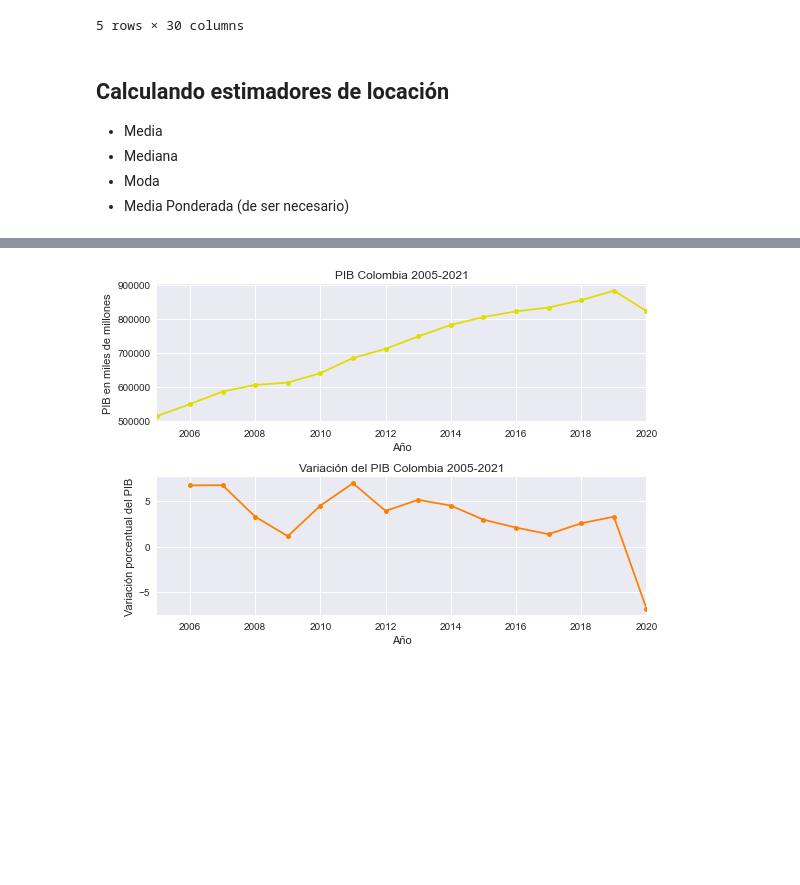
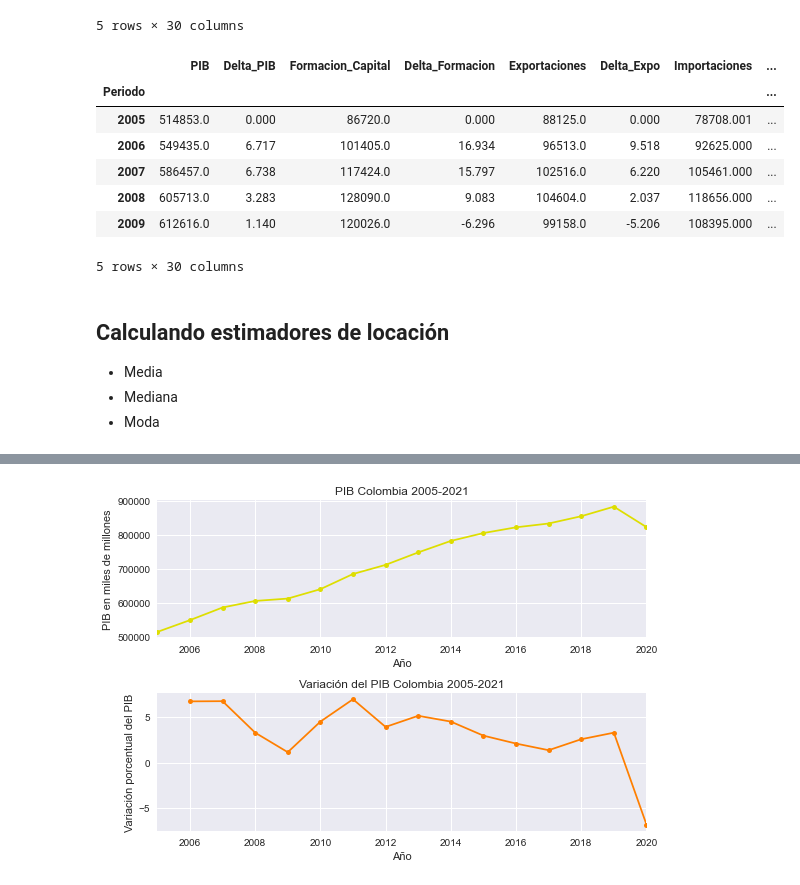
Before and after one commit to jmoralesn2/Tasas_interes_Colombia_Argentina, a Jupyter notebook: Project1.ipynb, the cells around one changed output, grey strips where cells are left out. Cells and saved outputs as stored; diff of their text form; code cells hidden in the pictures; blank space fills up the shorter version.

```diff
--- a/Project1.ipynb
+++ b/Project1.ipynb
@@ -84,10 +84,22 @@ datos_colombia.head()
 | 2008 | 605713.000000 | 3.283446 | 128090.000000 | 9.083322 | 104604.000000 | 2.036755 | 118656.000000 | ... |
 | 2009 | 612616.000000 | 1.139649 | 120026.000000 | -6.295573 | 99158.000000 | -5.206302 | 108395.000000 | ... |
 5 rows × 30 columns
+# %%
+datos_colombia = datos_colombia.fillna(value = 0)
+datos_colombia = datos_colombia.round(3)
+datos_colombia.head()
+# %% [output]
+|  | PIB | Delta_PIB | Formacion_Capital | Delta_Formacion | Exportaciones | Delta_Expo | Importaciones | ... |
+| Periodo |  |  |  |  |  |  |  | ... |
+| 2005 | 514853.0 | 0.000 | 86720.0 | 0.000 | 88125.0 | 0.000 | 78708.001 | ... |
+| 2006 | 549435.0 | 6.717 | 101405.0 | 16.934 | 96513.0 | 9.518 | 92625.000 | ... |
+| 2007 | 586457.0 | 6.738 | 117424.0 | 15.797 | 102516.0 | 6.220 | 105461.000 | ... |
+| 2008 | 605713.0 | 3.283 | 128090.0 | 9.083 | 104604.0 | 2.037 | 118656.000 | ... |
+| 2009 | 612616.0 | 1.140 | 120026.0 | -6.296 | 99158.0 | -5.206 | 108395.000 | ... |
+5 rows × 30 columns
 # %% [markdown]
 ## Calculando estimadores de locación
 * Media
 * Mediana
 * Moda
-* Media Ponderada (de ser necesario)
 # %%
```
Also changed, not shown: parts of 2 cells of this notebook, 1 other file.
